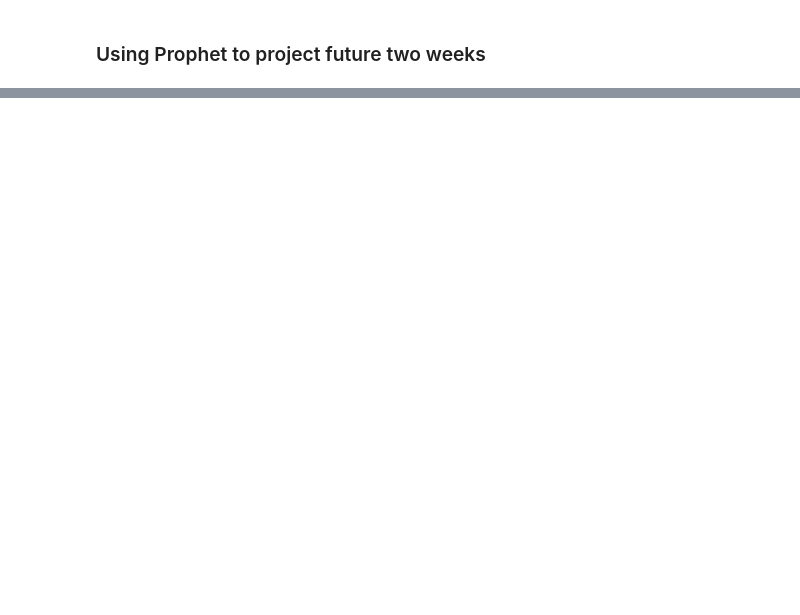
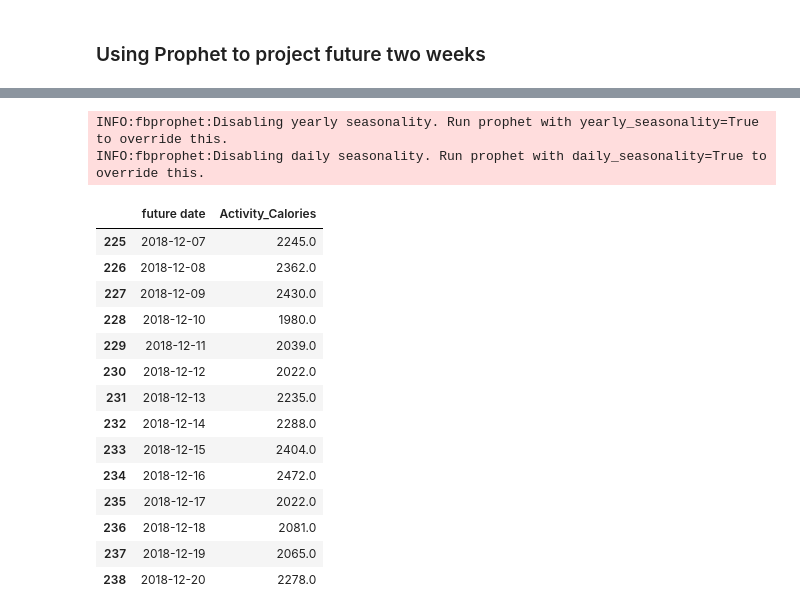
Before and after one commit to Bayes19/Project-Fitbit, a Jupyter notebook: Final .ipynb, the cells around one changed output, grey strips where cells are left out. Cells and saved outputs as stored; diff of their text form; code cells hidden in the pictures; blank space fills up the shorter version.

```diff
--- a/Final .ipynb
+++ b/Final .ipynb
@@ -198,0 +215,20 @@ INFO:fbprophet:Disabling daily seasonality. Run prophet with daily_seasonality=T
+# %%
+Activity_Calories_prophet(df3)
+# %% [output]
+INFO:fbprophet:Disabling yearly seasonality. Run prophet with yearly_seasonality=True to override this.
+INFO:fbprophet:Disabling daily seasonality. Run prophet with daily_seasonality=True to override this.
+|  | future date | Activity_Calories |
+| 225 | 2018-12-07 | 2245.0 |
+| 226 | 2018-12-08 | 2362.0 |
+| 227 | 2018-12-09 | 2430.0 |
+| 228 | 2018-12-10 | 1980.0 |
+| 229 | 2018-12-11 | 2039.0 |
+| 230 | 2018-12-12 | 2022.0 |
+| 231 | 2018-12-13 | 2235.0 |
+| 232 | 2018-12-14 | 2288.0 |
+| 233 | 2018-12-15 | 2404.0 |
+| 234 | 2018-12-16 | 2472.0 |
+| 235 | 2018-12-17 | 2022.0 |
+| 236 | 2018-12-18 | 2081.0 |
+| 237 | 2018-12-19 | 2065.0 |
+| 238 | 2018-12-20 | 2278.0 |
```
Also changed, not shown: parts of 11 cells of this notebook, 7 other files.
